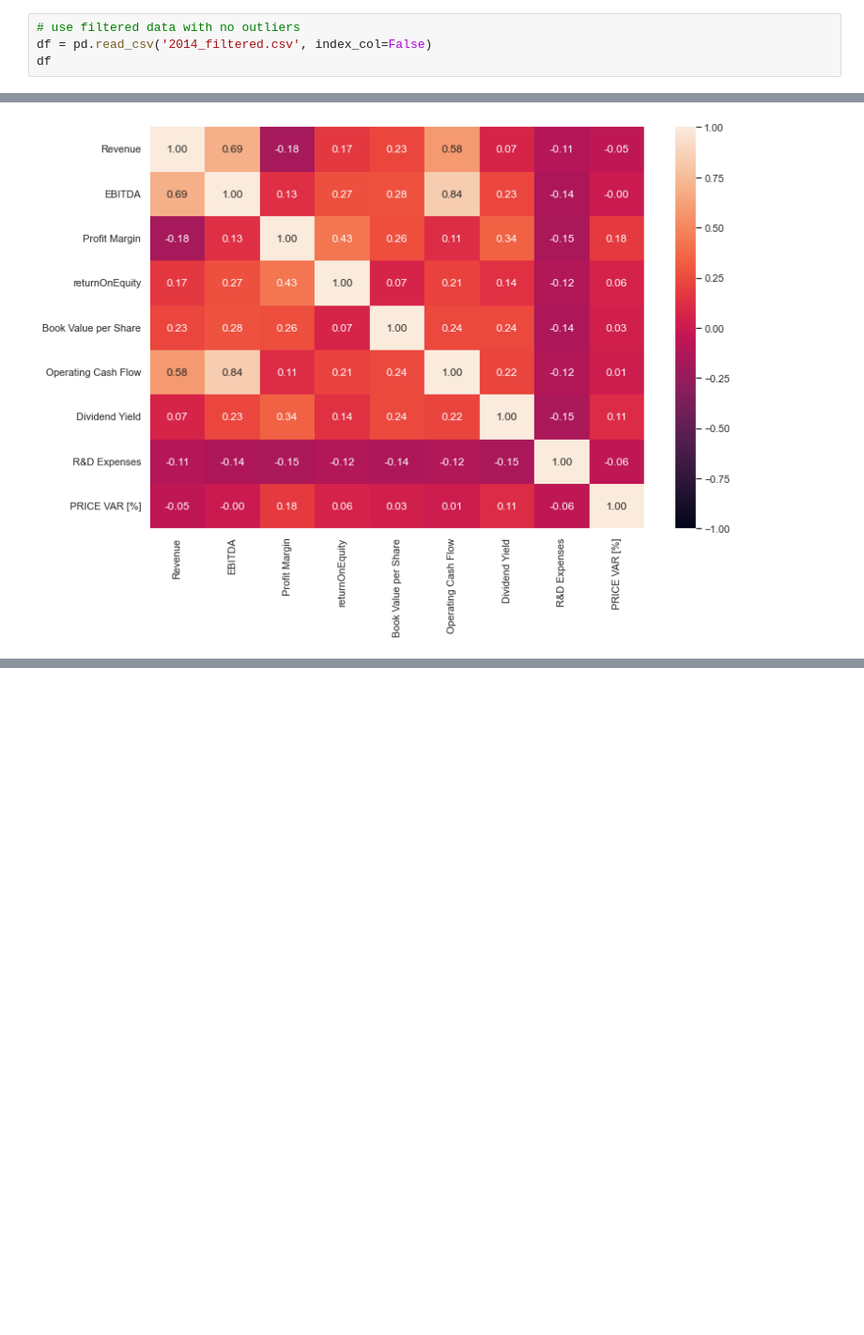
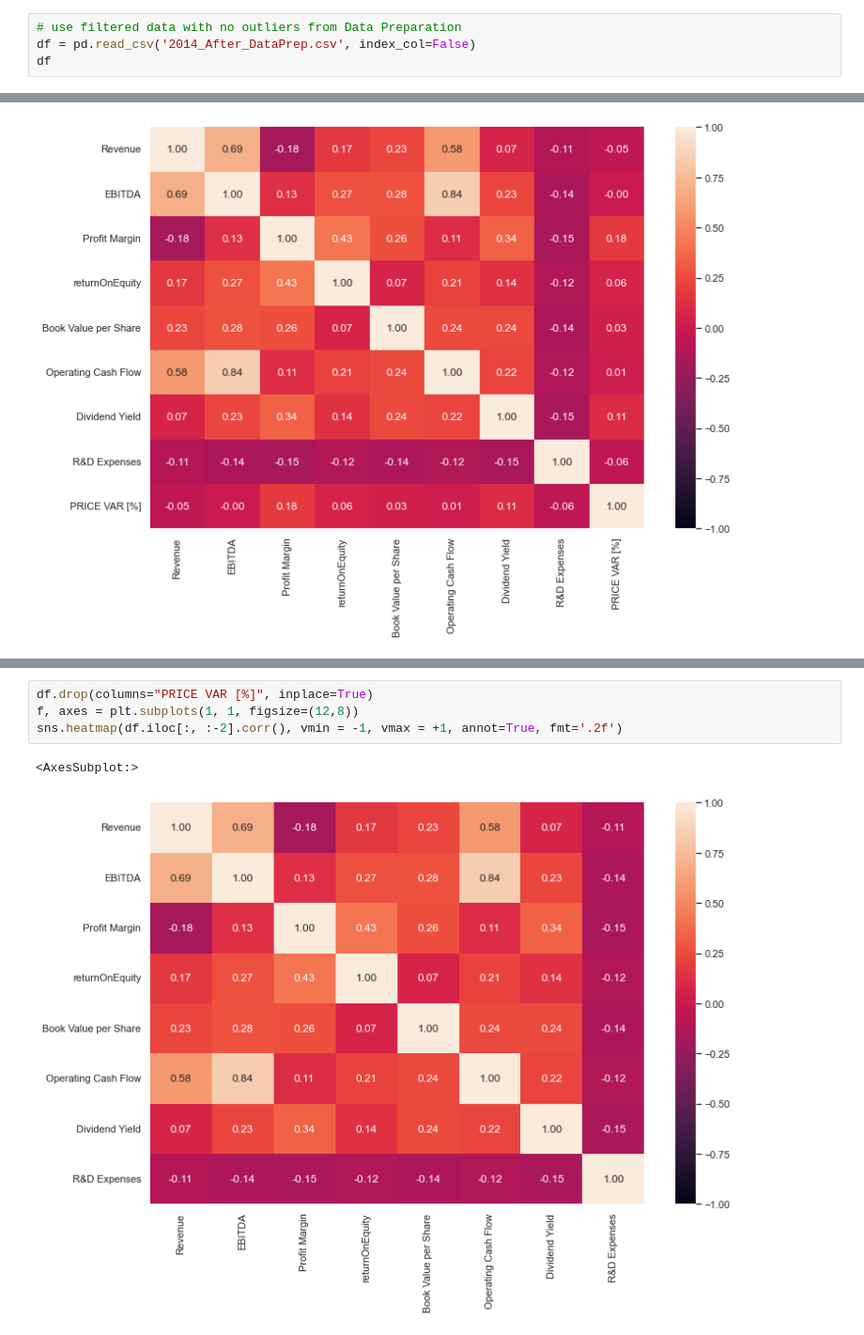
Before and after one commit to weicocogoat/SC1015-Mini-Project, a Jupyter notebook: 2014_EDA.ipynb, the cells around one changed output, grey strips where cells are left out. Shown at 94% size. Saved outputs shown, nothing was run; the diff lists cells and outputs as text; blank space fills up the shorter version.

Commit message:
modify DataPrep and EDA, move 2015-2018 to a new directory

```diff
--- a/2014_EDA.ipynb
+++ b/2014_EDA.ipynb
@@ -6,8 +6,8 @@ sns.set()
 # %% [markdown]
 # 2. Exploratory Data Analysis
 # %%
-# use filtered data with no outliers
-df = pd.read_csv('2014_filtered.csv', index_col=False)
+# use filtered data with no outliers from Data Preparation
+df = pd.read_csv('2014_After_DataPrep.csv', index_col=False)
 df
 # %% [output]
 |  | Revenue | EBITDA | Profit Margin | returnOnEquity | Book Value per Share | Operating Cash Flow | ... |
@@ -70,0 +39,7 @@ So we will use ML models to only predict Buy/Sell (Class = 1/0) from these indic
+# %%
+df.drop(columns="PRICE VAR [%]", inplace=True)
+f, axes = plt.subplots(1, 1, figsize=(12,8))
+sns.heatmap(df.iloc[:, :-2].corr(), vmin = -1, vmax = +1, annot=True, fmt='.2f')
+# %% [output]
+<AxesSubplot:>
+[figure, added]
```
Also changed, not shown: parts of 20 cells of this notebook, 10 other files.
